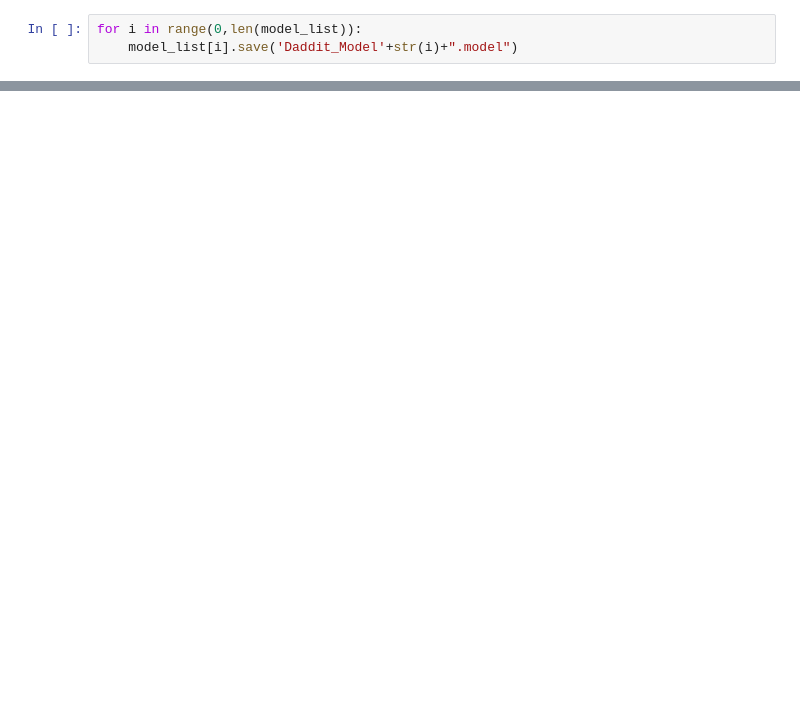
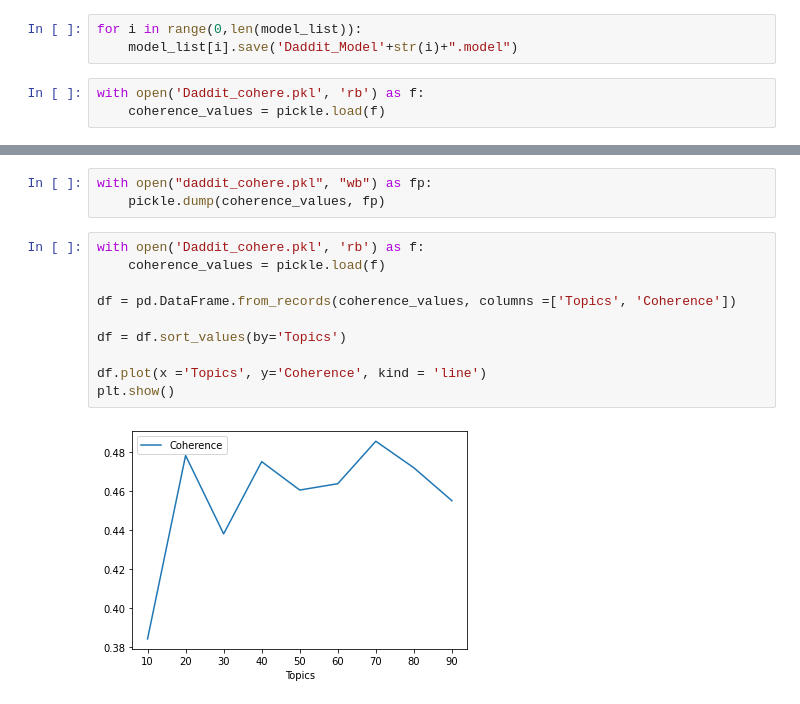
Before and after one commit to tawfiqam/Parenting_Throwaway_CSCW_2019, a Jupyter notebook: Daddit_LDA.ipynb, the cells around one changed output, grey strips where cells are left out. Saved outputs shown, nothing was run; the diff lists cells and outputs as text; blank space fills up the shorter version.

```diff
--- a/Daddit_LDA.ipynb
+++ b/Daddit_LDA.ipynb
@@ -259,3 +256,6 @@ creating a graph of the coherence model...
 # %%
 for i in range(0,len(model_list)):
     model_list[i].save('Daddit_Model'+str(i)+".model")
+# %%
+with open('Daddit_cohere.pkl', 'rb') as f:
+    coherence_values = pickle.load(f)
@@ -261,0 +274,15 @@ for i in range(0,len(model_list)):
+# %%
+with open("daddit_cohere.pkl", "wb") as fp:
+    pickle.dump(coherence_values, fp)
+# %%
+with open('Daddit_cohere.pkl', 'rb') as f:
+    coherence_values = pickle.load(f)
+
+df = pd.DataFrame.from_records(coherence_values, columns =['Topics', 'Coherence'])
+
+df = df.sort_values(by='Topics')
+
+df.plot(x ='Topics', y='Coherence', kind = 'line')
+plt.show()
+# %% [output]
+[figure, added]
```
Also changed, not shown: parts of 19 cells of this notebook, 3 other files.
